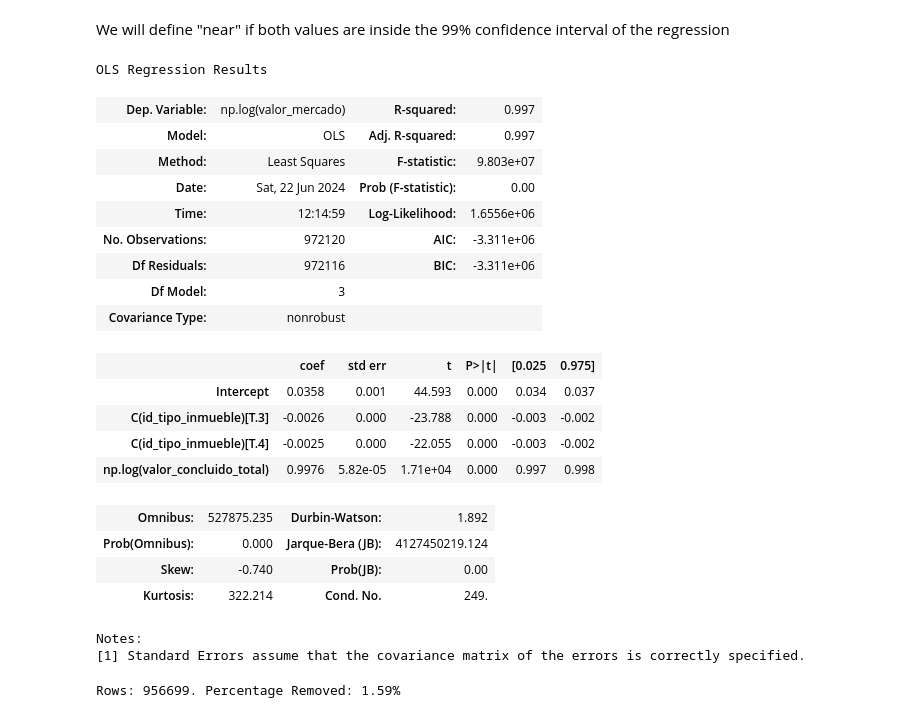
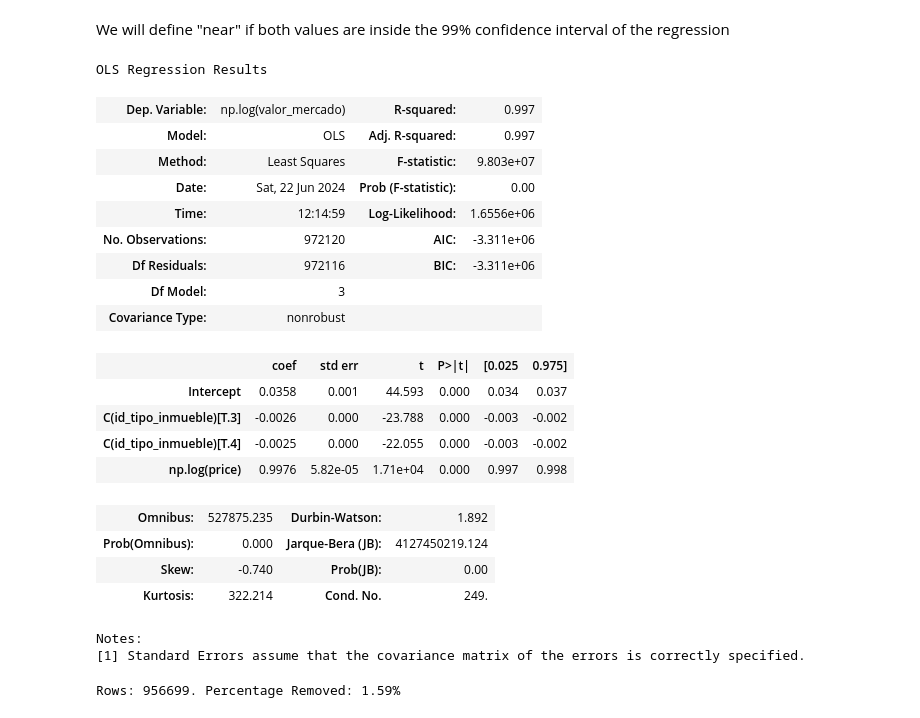
Before and after one commit to YunPerez/mexico-real-estate-investigation, a Jupyter notebook: src/BACKLOG/P2_CLEANING/s1_cleaning.ipynb, the cells around one changed output. Cells and saved outputs as stored; diff of their text form; code cells hidden in the pictures.

```diff
--- a/src/BACKLOG/P2_CLEANING/s1_cleaning.ipynb
+++ b/src/BACKLOG/P2_CLEANING/s1_cleaning.ipynb
@@ -133,10 +133,10 @@ mask = (
     (df_properties['id_clase_inmueble'].between(1, 7)) &
     (df_properties['superficie_terreno'] > 0) &
     (df_properties['superficie_construida'] > 0) &
-    (df_properties['superficie_vendible'] > 30) &
+    (df_properties['saleable_area'] > 30) &
     (df_properties['valor_fisico_construccion'] > 0) &
     (df_properties['valor_mercado'] > 0) &
-    (df_properties['valor_fisico_terreno_m2'] > 0)
+    (df_properties['land_price_per_sqm'] > 0)
 )
 
 # see
@@ -290,29 +290,29 @@ We will define "near" if both values are inside the 99% confidence interval of t
 # %%
 # adjust regression
 lm_model = smf.ols(
-    formula='np.log(valor_mercado) ~ np.log(valor_concluido_total) + C(id_tipo_inmueble)',
+    formula='np.log(valor_mercado) ~ np.log(price) + C(id_tipo_inmueble)',
     data=df_properties,
 
 ).fit()
 
 # see summary
 lm_model.summary()
 # %% [output]
 OLS Regression Results
 | Dep. Variable: | np.log(valor_mercado) | R-squared: | 0.997 |
 | Model: | OLS | Adj. R-squared: | 0.997 |
 | Method: | Least Squares | F-statistic: | 9.803e+07 |
 | Date: | Sat, 22 Jun 2024 | Prob (F-statistic): | 0.00 |
 | Time: | 12:14:59 | Log-Likelihood: | 1.6556e+06 |
 | No. Observations: | 972120 | AIC: | -3.311e+06 |
 | Df Residuals: | 972116 | BIC: | -3.311e+06 |
 | Df Model: | 3 |  |  |
 | Covariance Type: | nonrobust |  |  |
 |  | coef | std err | t | P>|t| | [0.025 | 0.975] |
 | Intercept | 0.0358 | 0.001 | 44.593 | 0.000 | 0.034 | 0.037 |
 | C(id_tipo_inmueble)[T.3] | -0.0026 | 0.000 | -23.788 | 0.000 | -0.003 | -0.002 |
 | C(id_tipo_inmueble)[T.4] | -0.0025 | 0.000 | -22.055 | 0.000 | -0.003 | -0.002 |
-| np.log(valor_concluido_total) | 0.9976 | 5.82e-05 | 1.71e+04 | 0.000 | 0.997 | 0.998 |
+| np.log(price) | 0.9976 | 5.82e-05 | 1.71e+04 | 0.000 | 0.997 | 0.998 |
 | Omnibus: | 527875.235 | Durbin-Watson: | 1.892 |
 | Prob(Omnibus): | 0.000 | Jarque-Bera (JB): | 4127450219.124 |
 | Skew: | -0.740 | Prob(JB): | 0.00 |
```
Also changed, not shown: parts of 17 cells of this notebook, 13 other files.
